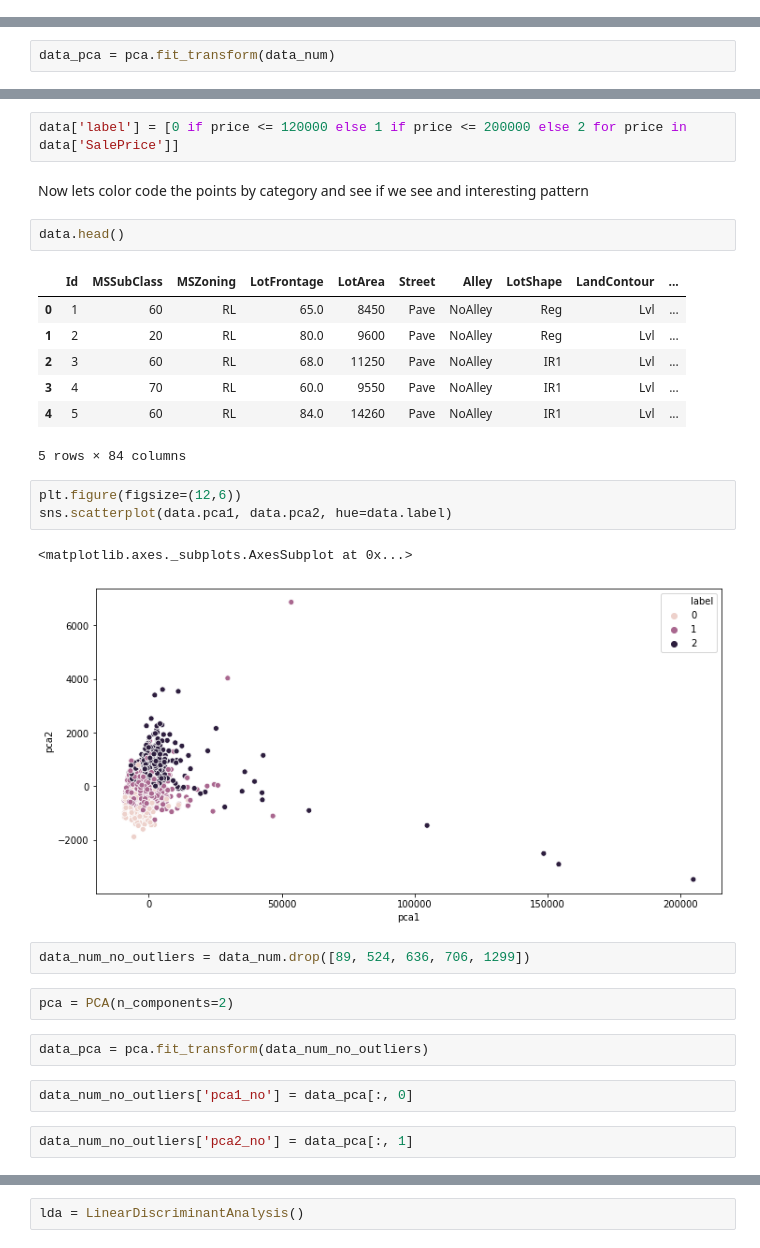
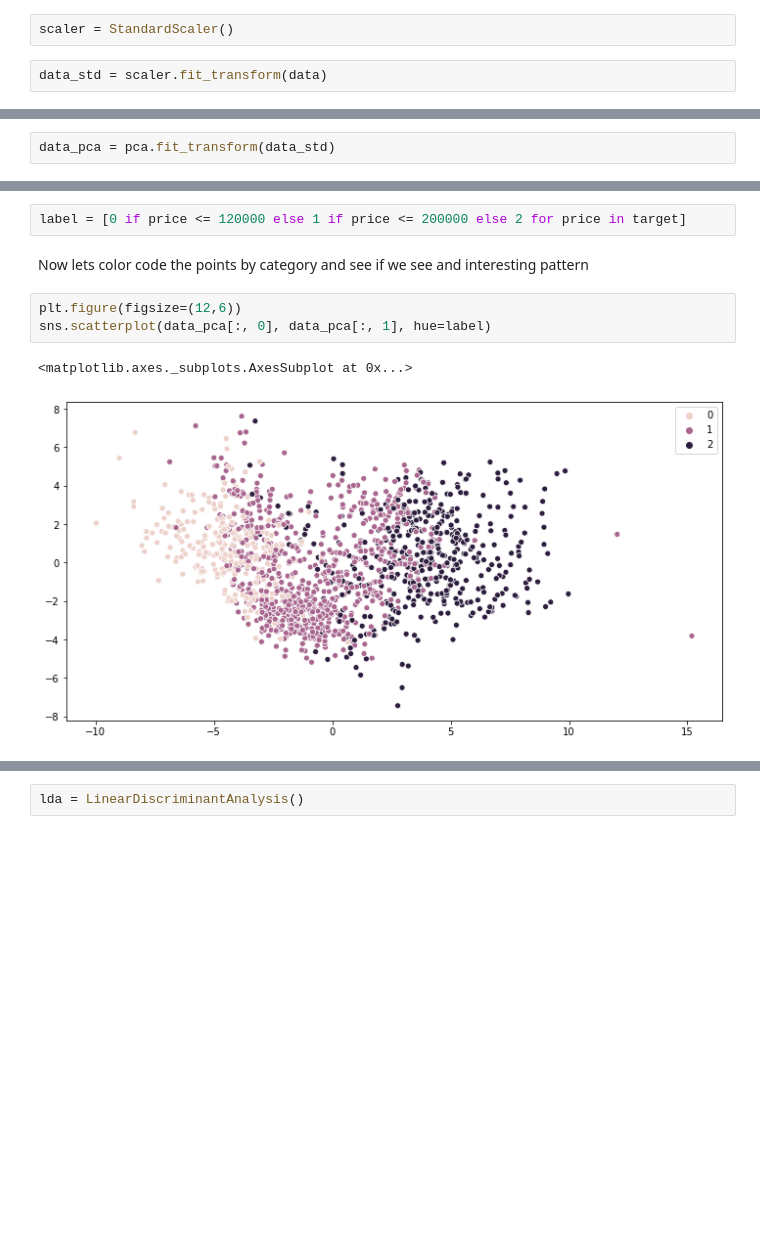
Before and after one commit to samialisayed/MachineLearning-Final-Project, a Jupyter notebook: notebook_tova_pca.ipynb, the cells around one changed output, grey strips where cells are left out. Drawn from its saved outputs; the diff is of its cells as text; blank space fills up the shorter version.

```diff
--- a/notebook_tova_pca.ipynb
+++ b/notebook_tova_pca.ipynb
@@ -32,7 +15,11 @@ data_num.head()
+# %%
+scaler = StandardScaler()
+# %%
+data_std = scaler.fit_transform(data)
 # %%
 pca = PCA(n_components=2)
 # %%
-data_pca = pca.fit_transform(data_num)
+data_pca = pca.fit_transform(data_std)
 # %%
 plt.scatter(data_pca[:, 0], data_pca[:, 1])
 # %% [output]
@@ -47,30 +30,10 @@ data['pca2'] = data_pca[:, 1]
 # %%
-data['label'] = [0 if price <= 120000 else 1 if price <= 200000 else 2 for price in data['SalePrice']]
+label = [0 if price <= 120000 else 1 if price <= 200000 else 2 for price in target]
 # %% [markdown]
 Now lets color code the points by category and see if we see and interesting pattern
-# %%
-data.head()
-# %% [output]
-|  | Id | MSSubClass | MSZoning | LotFrontage | LotArea | Street | Alley | LotShape | LandContour | ... |
-| 0 | 1 | 60 | RL | 65.0 | 8450 | Pave | NoAlley | Reg | Lvl | ... |
-| 1 | 2 | 20 | RL | 80.0 | 9600 | Pave | NoAlley | Reg | Lvl | ... |
-| 2 | 3 | 60 | RL | 68.0 | 11250 | Pave | NoAlley | IR1 | Lvl | ... |
-| 3 | 4 | 70 | RL | 60.0 | 9550 | Pave | NoAlley | IR1 | Lvl | ... |
-| 4 | 5 | 60 | RL | 84.0 | 14260 | Pave | NoAlley | IR1 | Lvl | ... |
-5 rows × 84 columns
 # %%
 plt.figure(figsize=(12,6))
-sns.scatterplot(data.pca1, data.pca2, hue=data.label)
+sns.scatterplot(data_pca[:, 0], data_pca[:, 1], hue=label)
 # %% [output]
 <matplotlib.axes._subplots.AxesSubplot at 0x...>
-[figure, old version]
+[figure, new version]
-# %%
-data_num_no_outliers = data_num.drop([89, 524, 636, 706, 1299])
-# %%
-pca = PCA(n_components=2)
-# %%
-data_pca = pca.fit_transform(data_num_no_outliers)
-# %%
-data_num_no_outliers['pca1_no'] = data_pca[:, 0]
-# %%
-data_num_no_outliers['pca2_no'] = data_pca[:, 1]
```
Also changed, not shown: parts of 22 cells of this notebook, 2 other files.
